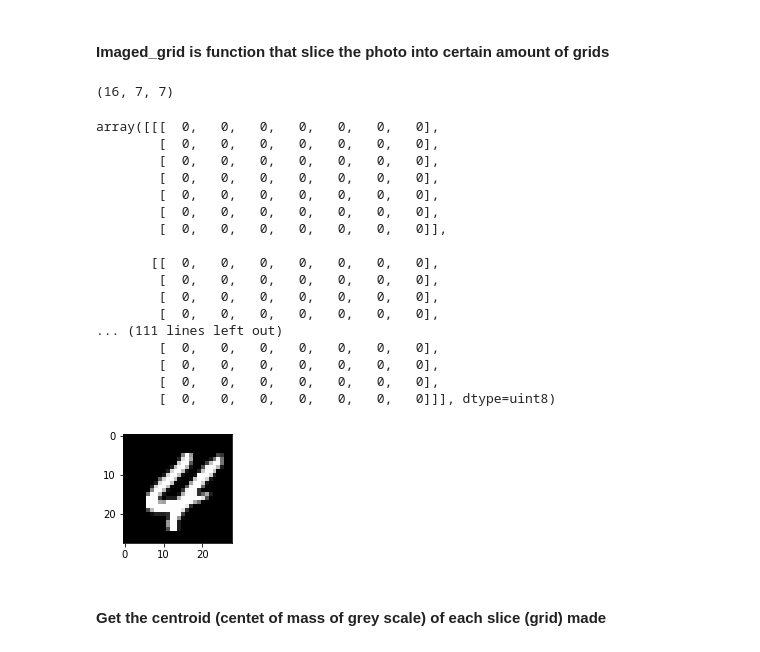
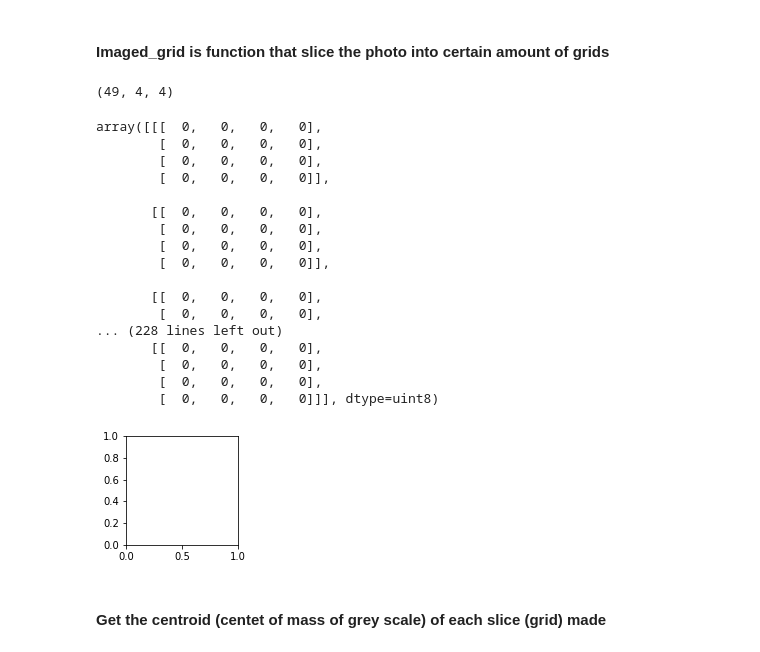
Before and after one commit to NedalAdham/MINST-Classification-KNN-Centroid-Approach-, a Jupyter notebook: MINST Classification KNN (Centroid Approach).ipynb, the cells around one changed output. Drawn from its saved outputs; the diff is of its cells as text; code cells hidden in the pictures.

```diff
--- a/MINST Classification KNN (Centroid Approach).ipynb
+++ b/MINST Classification KNN (Centroid Approach).ipynb
@@ -82,29 +87,29 @@ def imaged_grid(img , row , col ):
 # %%
 fig = plt.figure(figsize=(2  , 2))
 ax = fig.add_subplot(1, 1, 1)
-ax.imshow(xtest[8] ,cmap='gray')
-print(imaged_grid(xtest[4] , 7, 7 ).shape)
-imaged_grid(xtest[5] , 7 , 7 )
+#ax.imshow(xtest[8] ,cmap='gray')
+print(imaged_grid(xtest[4] , 4 , 4 ).shape)
+imaged_grid(xtest[5] , 4 , 4 )
 # %% [output]
-(16, 7, 7)
+(49, 4, 4)
-array([[[  0,   0,   0,   0,   0,   0,   0],
-        [  0,   0,   0,   0,   0,   0,   0],
-        [  0,   0,   0,   0,   0,   0,   0],
-        [  0,   0,   0,   0,   0,   0,   0],
-        [  0,   0,   0,   0,   0,   0,   0],
-        [  0,   0,   0,   0,   0,   0,   0],
-        [  0,   0,   0,   0,   0,   0,   0]],
+array([[[  0,   0,   0,   0],
+        [  0,   0,   0,   0],
+        [  0,   0,   0,   0],
+        [  0,   0,   0,   0]],
 
-       [[  0,   0,   0,   0,   0,   0,   0],
-        [  0,   0,   0,   0,   0,   0,   0],
-        [  0,   0,   0,   0,   0,   0,   0],
-        [  0,   0,   0,   0,   0,   0,   0],
-... (111 lines left out)
-        [  0,   0,   0,   0,   0,   0,   0],
-        [  0,   0,   0,   0,   0,   0,   0],
-        [  0,   0,   0,   0,   0,   0,   0],
-        [  0,   0,   0,   0,   0,   0,   0]]], dtype=uint8)
+       [[  0,   0,   0,   0],
+        [  0,   0,   0,   0],
+        [  0,   0,   0,   0],
+        [  0,   0,   0,   0]],
+
+       [[  0,   0,   0,   0],
+        [  0,   0,   0,   0],
+... (228 lines left out)
+       [[  0,   0,   0,   0],
+        [  0,   0,   0,   0],
+        [  0,   0,   0,   0],
+        [  0,   0,   0,   0]]], dtype=uint8)
-[figure, old version]
+[figure, new version]
 # %% [markdown]
 
 
```
Also changed, not shown: parts of 11 cells of this notebook, 1 other file.
